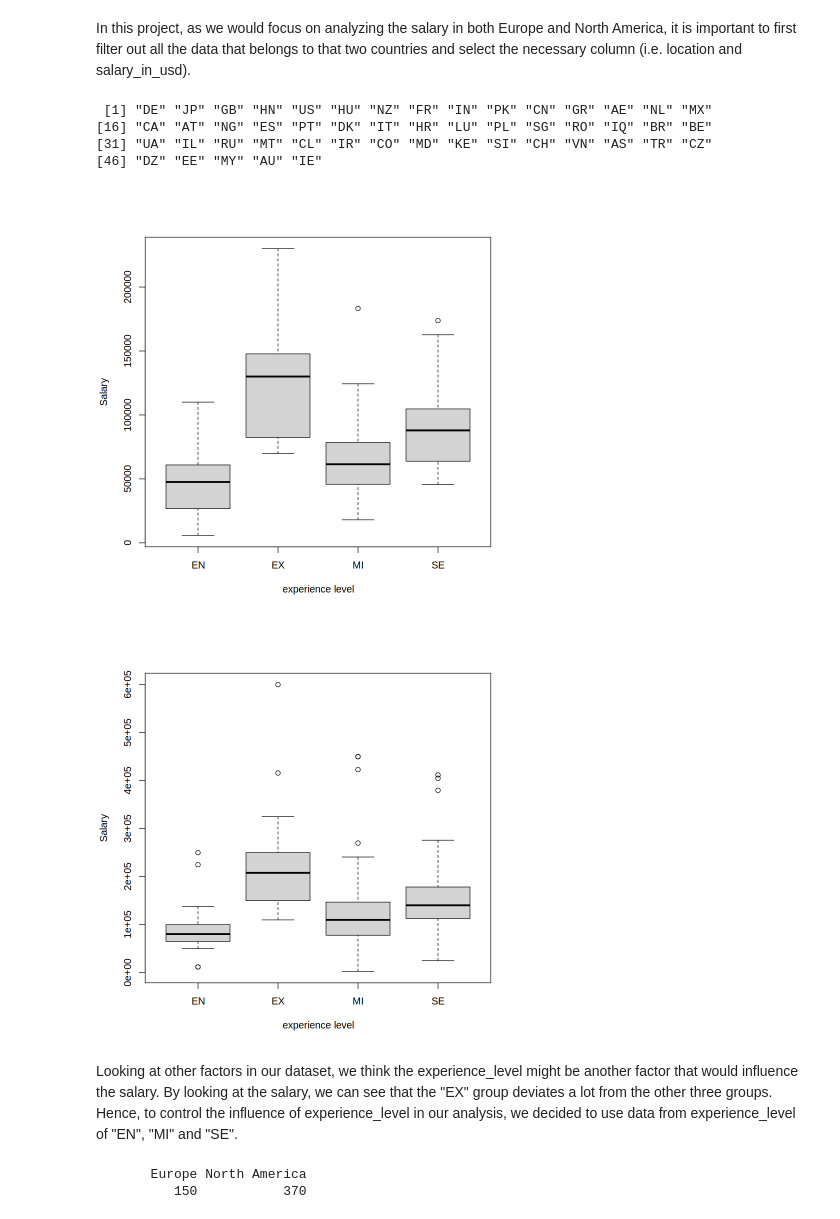
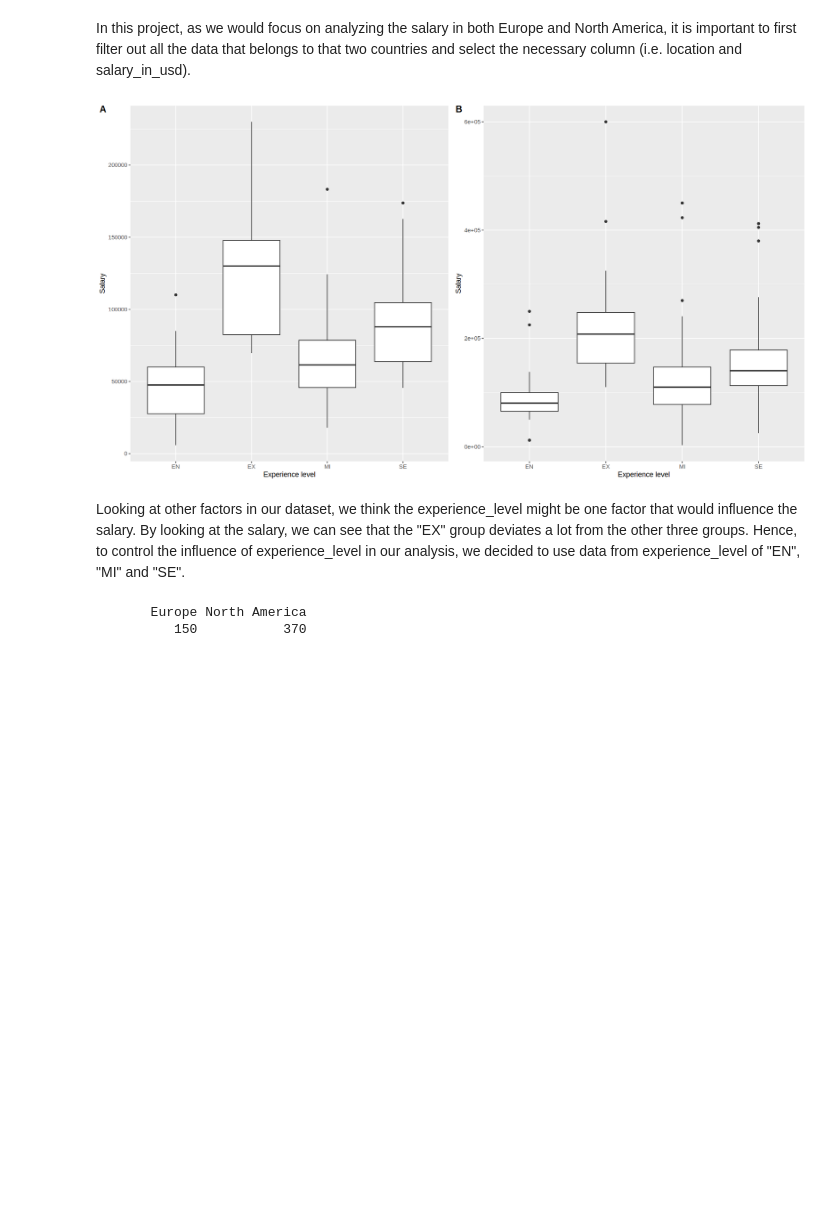
Before and after one commit to ScottCY/Hypothesis-Testing-New-York-City-Airbnb-booking-Prices, a Jupyter notebook: Proposal stat201.ipynb, the cells around one changed output. Cells and saved outputs as stored; diff of their text form; code cells hidden in the pictures; blank space fills up the shorter version.

```diff
--- a/Proposal stat201.ipynb
+++ b/Proposal stat201.ipynb
@@ -30,15 +30,9 @@ In this project, as we would focus on analyzing the salary in both Europe and No
 # %%
 # by checking all the countries in this list, first find out the countries that belongs to Europe and North America.
 
-unique(raw_salary$company_location)
 na <- c("US", "MX","CA")
 eur <- c("DE", "GB", "HU", "FR", "GR", "NL", "AT", "ES", "PT", "DK", "IT", "HR", "LU"
          ,"PL", "RO", "BE", "UA", "RU", "MT", "MD", "SI", "CH", "CZ", "EE", "IE")
-# %% [output]
- [1] "DE" "JP" "GB" "HN" "US" "HU" "NZ" "FR" "IN" "PK" "CN" "GR" "AE" "NL" "MX"
-[16] "CA" "AT" "NG" "ES" "PT" "DK" "IT" "HR" "LU" "PL" "SG" "RO" "IQ" "BR" "BE"
-[31] "UA" "IL" "RU" "MT" "CL" "IR" "CO" "MD" "KE" "SI" "CH" "VN" "AS" "TR" "CZ"
-[46] "DZ" "EE" "MY" "AU" "IE"
 # %%
 # fliter out all rows belong to Europe and North America, save them to a new column called "location"
 
@@ -50,15 +44,25 @@ ds_salary$location[ds_salary$company_location %in% eur] <- "Europe"
 
 ds_salary$location <- as.factor(ds_salary$location)
 # %%
-boxplot(ds_salary$salary_in_usd[ds_salary$location == "Europe"]  ~ ds_salary$experience_level[ds_salary$location == "Europe"], xlab = "experience level",
-    ylab= "Salary")
-boxplot(ds_salary$salary_in_usd[ds_salary$location == "North America"]  ~ ds_salary$experience_level[ds_salary$location == "North America"], , xlab = "experience level",
-    ylab= "Salary")
+options(repr.plot.width=15, repr.plot.height=8)
+eur_data <- ds_salary[ds_salary$location == "Europe", ]
+na_data <- ds_salary[ds_salary$location == "North America",]
+
+plot_a <- ggplot(eur_data, aes(x=experience_level, y= salary_in_usd)) +
+      geom_boxplot() +
+      xlab("Experience level") +
+      ylab("Salary")
+
+plot_b <- ggplot(na_data, aes(x=experience_level, y= salary_in_usd)) +
+      geom_boxplot() +
+      xlab("Experience level") +
+      ylab("Salary")
+
+plot_grid(plot_a, plot_b, labels = "AUTO")
 # %% [output]
-[figure, old version]
+[figure, new version]
-[figure, removed]
 # %% [markdown]
-Looking at other factors in our dataset, we think the experience_level might be another factor that would influence the salary. By looking at the salary, we can see that the "EX" group deviates a lot from the other three groups. Hence, to control the influence of experience_level in our analysis, we decided to use data from experience_level of "EN", "MI" and "SE".
+Looking at other factors in our dataset, we think the experience_level might be one factor that would influence the salary. By looking at the salary, we can see that the "EX" group deviates a lot from the other three groups. Hence, to control the influence of experience_level in our analysis, we decided to use data from experience_level of "EN", "MI" and "SE".
 # %%
 ds_final <- ds_salary %>%
     filter(experience_level != "EX") %>%
```
Also changed, not shown: parts of 12 cells of this notebook.
